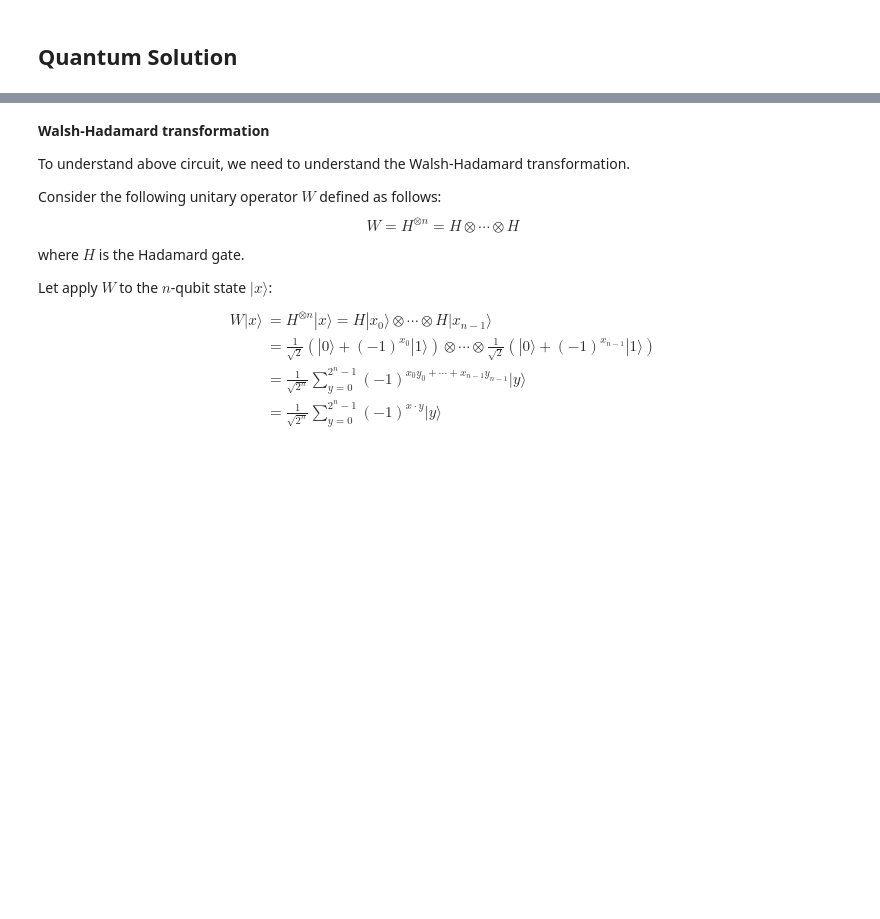
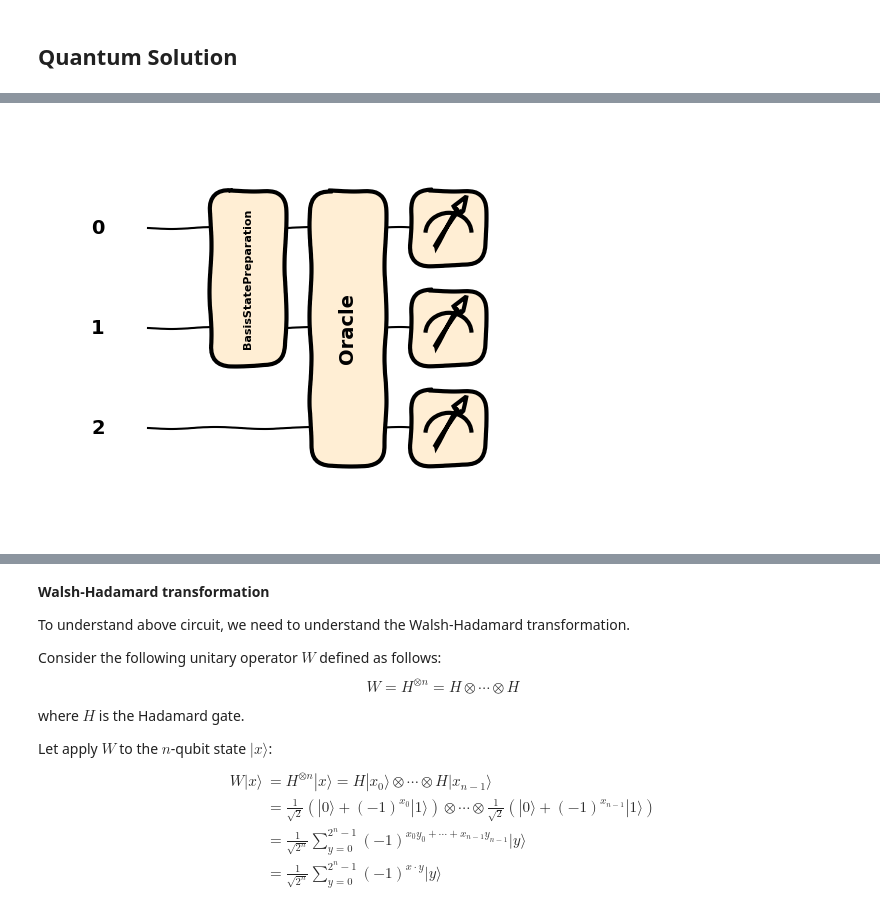
Before and after one commit to Axect/QuantumAlgorithms, a Jupyter notebook: notebook/deutsch_jozsa.ipynb, the cells around one changed output, grey strips where cells are left out. Cells and saved outputs as stored; diff of their text form; code cells hidden in the pictures; blank space fills up the shorter version.

```diff
--- a/notebook/deutsch_jozsa.ipynb
+++ b/notebook/deutsch_jozsa.ipynb
@@ -128,0 +75,30 @@ print(U(f2, 2))
+# %%
+from pennylane.operation import Operation
+
+class Oracle(Operation):
+    num_params = 2
+    num_wires = qml.operation.AnyWires
+
+    @staticmethod
+    def compute_decomposition(case, n, wires):
+        gates = []
+        if case == 'balanced':
+            b = np.random.randint(1, 2**n)
+            b_str = f'{b:0{n}b}'
+
+            for i in range(len(b_str)):
+                if b_str[i] == '1':
+                    gates.append(qml.PauliX(wires=wires[i]))
+
+            for i in range(len(b_str)):
+                gates.append(qml.CNOT(wires=[wires[i], wires[-1]]))
+
+            for i in range(len(b_str)):
+                if b_str[i] == '1':
+                    gates.append(qml.PauliX(wires=wires[i]))
+
+        elif case == 'constant':
+            if np.random.randint(2) == 1:
+                gates.append(qml.PauliX(wires=wires[-1]))
+
+        return gates
@@ -128,0 +159,5 @@ print(U(f2, 2))
+# %%
+qml.draw_mpl(oracle_test)([0, 1])
+plt.show()
+# %% [output]
+[figure, added]
```
Also changed, not shown: parts of 27 cells of this notebook.
